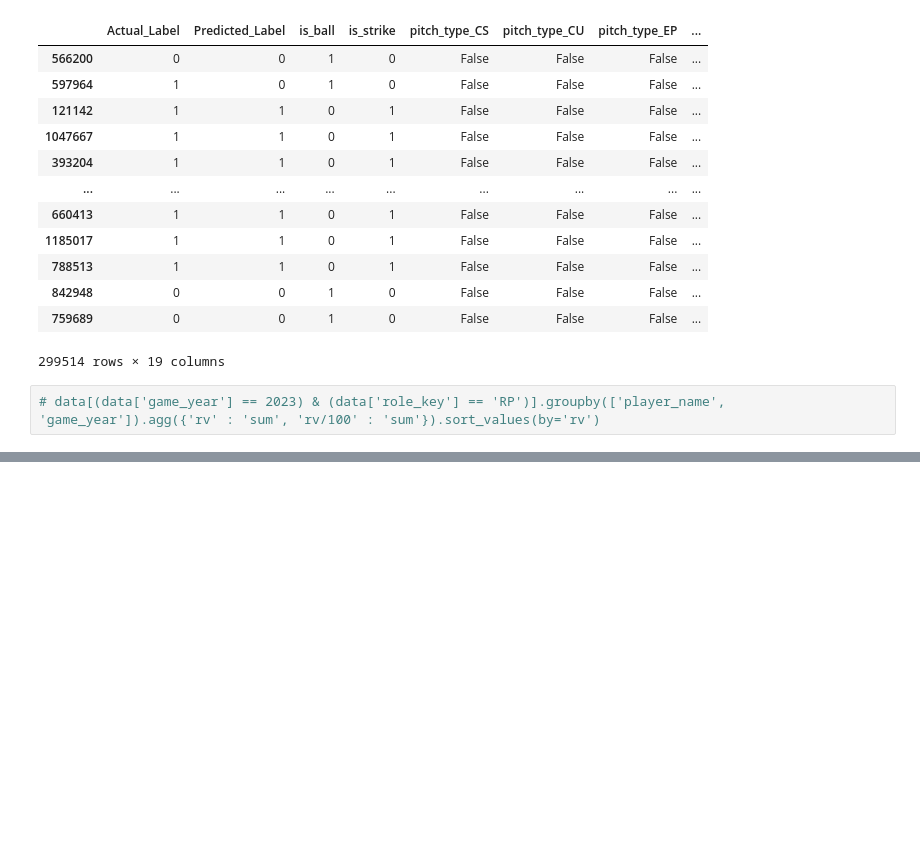
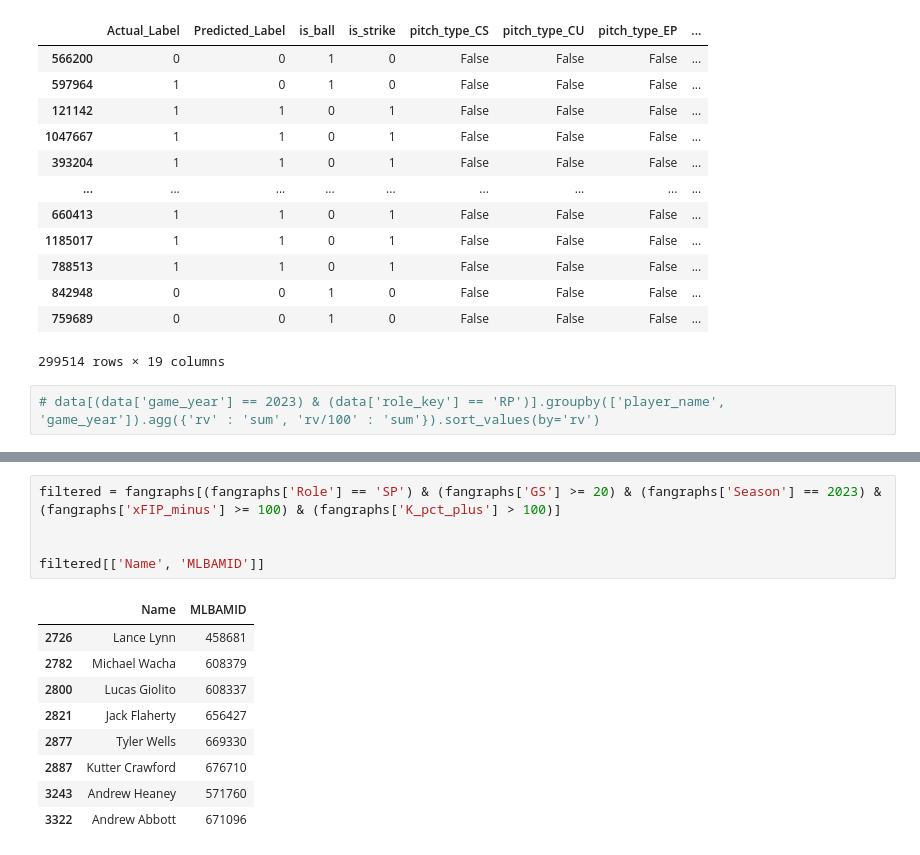
Before and after one commit to EddietheProgrammer/Reds-Hackathon, a Jupyter notebook: code.ipynb, the cells around one changed output, grey strips where cells are left out. Cells and saved outputs as stored; diff of their text form; blank space fills up the shorter version.

```diff
--- a/code.ipynb
+++ b/code.ipynb
@@ -503,0 +504,15 @@ filtered[['Name', 'MLBAMID']]
+# %%
+filtered = fangraphs[(fangraphs['Role'] == 'SP') & (fangraphs['GS'] >= 20) & (fangraphs['Season'] == 2023) & (fangraphs['xFIP_minus'] >= 100) & (fangraphs['K_pct_plus'] > 100)]
+
+
+filtered[['Name', 'MLBAMID']]
+# %% [output]
+|  | Name | MLBAMID |
+| 2726 | Lance Lynn | 458681 |
+| 2782 | Michael Wacha | 608379 |
+| 2800 | Lucas Giolito | 608337 |
+| 2821 | Jack Flaherty | 656427 |
+| 2877 | Tyler Wells | 669330 |
+| 2887 | Kutter Crawford | 676710 |
+| 3243 | Andrew Heaney | 571760 |
+| 3322 | Andrew Abbott | 671096 |
```
Also changed, not shown: parts of 16 cells of this notebook.
